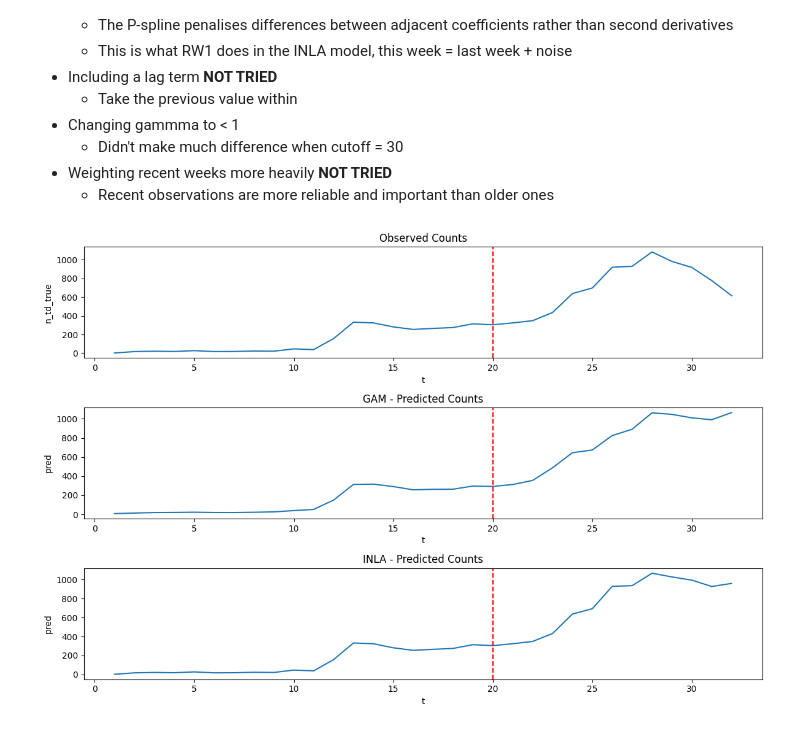
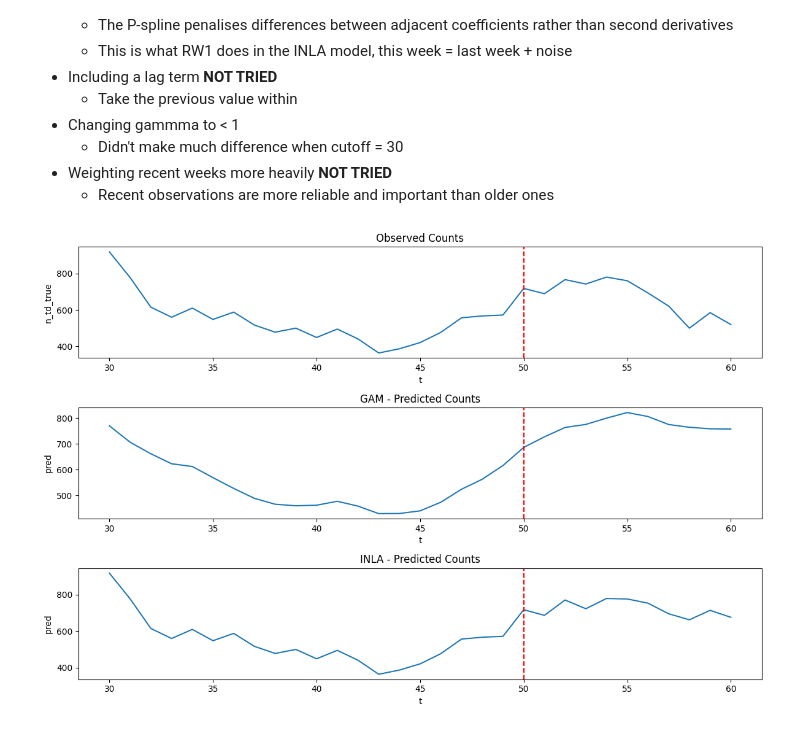
Before and after one commit to dagu84/epidem, a Jupyter notebook: python_files/test.ipynb, the cells around one changed output. Drawn from its saved outputs; the diff is of its cells as text; code cells hidden in the pictures.

Commit message:
Cleaned up the modelling functions to include 30 week lookback window, also edited the model R files

```diff
--- a/python_files/test.ipynb
+++ b/python_files/test.ipynb
@@ -294,7 +294,7 @@ cutoff
 | 4 | 2021-03-22 | 66 | moderate | declining |
 # %%
 # cutoff 1
-gam_pred, gam_ci, gam_posterior = create_and_train_gam(r_path='gam_model.r', data_path='untrimmed_data.csv', cutoff=30)
-inla_pred, inla_posterior = create_and_train_inla(r_path='inla_model.r', data_path='untrimmed_data.csv', cutoff=30)
+gam_pred, gam_ci, gam_posterior = create_and_train_gam(r_path='gam_model.r', data_path='untrimmed_data.csv', end_cutoff=60)
+inla_pred, inla_posterior = create_and_train_inla(r_path='inla_model.r', data_path='untrimmed_data.csv', end_cutoff=60)
 # %% [output]
 /Users/dg/Desktop/DG/university/exeter/files/modules/projects : dissertation/coding/gam_model.r finished successfully
@@ -323,21 +324,21 @@ Change:
 # %%
 gam_viz = gam_pred.groupby('t').agg({'n_td_true':'sum', 'pred':'sum'})
 inla_viz = inla_pred.groupby('t').agg({'n_td_true':'sum', 'pred':'sum'})
 
 fig, ax = plt.subplots(3, 1, figsize=(12, 8))
 
 sns.lineplot(gam_viz, x='t', y='n_td_true', ax=ax[0])
 ax[0].set_title('Observed Counts')
-ax[0].axvline(20, color='red', linestyle='--')
+ax[0].axvline(50, color='red', linestyle='--')
 
 sns.lineplot(gam_viz, x='t', y='pred', ax=ax[1])
 ax[1].set_title('GAM - Predicted Counts')
-ax[1].axvline(20, color='red', linestyle='--')
+ax[1].axvline(50, color='red', linestyle='--')
 
 sns.lineplot(inla_viz, x='t', y='pred', ax=ax[2])
 ax[2].set_title('INLA - Predicted Counts')
-ax[2].axvline(20, color='red', linestyle='--')
+ax[2].axvline(50, color='red', linestyle='--')
 
 plt.tight_layout()
 # %% [output]
-[figure, old version]
+[figure, new version]
```
Also changed, not shown: parts of 1 cell of this notebook, 4 other files.
